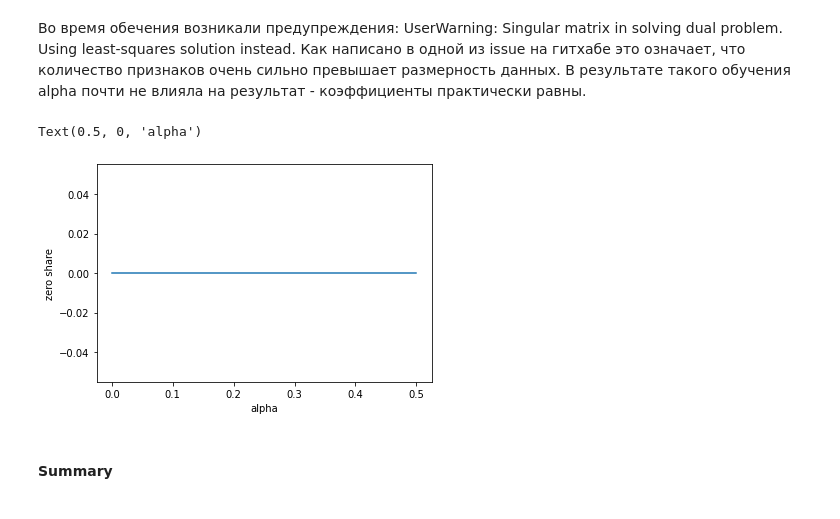
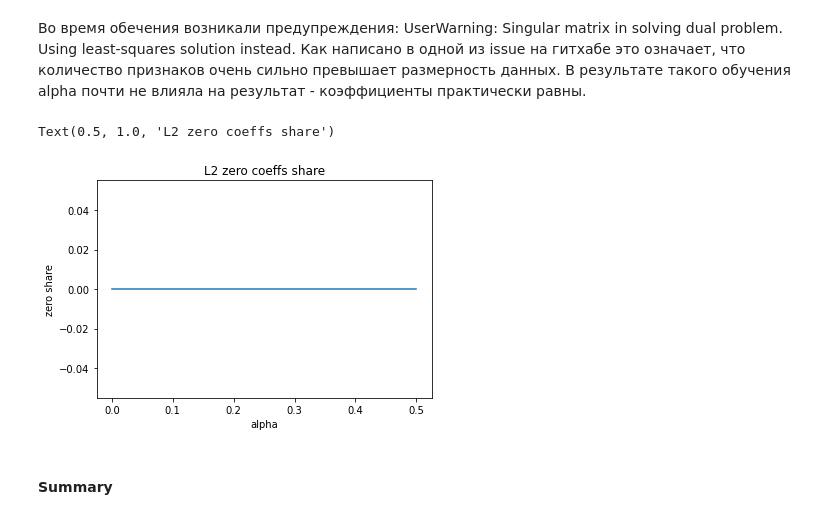
Before and after one commit to zappaz00/4_overfitting_regularization, a Jupyter notebook: overfitting_regularization.ipynb, the cells around one changed output. Drawn from its saved outputs; the diff is of its cells as text; code cells hidden in the pictures.

```diff
--- a/overfitting_regularization.ipynb
+++ b/overfitting_regularization.ipynb
@@ -641,17 +642,18 @@ Text(0.5, 0, 'alpha')
 # %%
 coef_ctr = 0
 zero_counts = []
 
 for alpha in ALPHAS:
     zero_counts.append(1.0 - np.count_nonzero(all_coefs_l2[coef_ctr]) / all_coefs_l2[coef_ctr].size)
     coef_ctr+=1
 
 plt.plot(ALPHAS, zero_counts, label=alpha)
 plt.ylabel('zero share')
 plt.xlabel('alpha')
+plt.title('L2 zero coeffs share')
 # %% [output]
-Text(0.5, 0, 'alpha')
+Text(0.5, 1.0, 'L2 zero coeffs share')
-[figure, old version]
+[figure, new version]
 # %% [markdown]
 #### Summary
 # %% [markdown]
```
Also changed, not shown: parts of 6 cells of this notebook.
